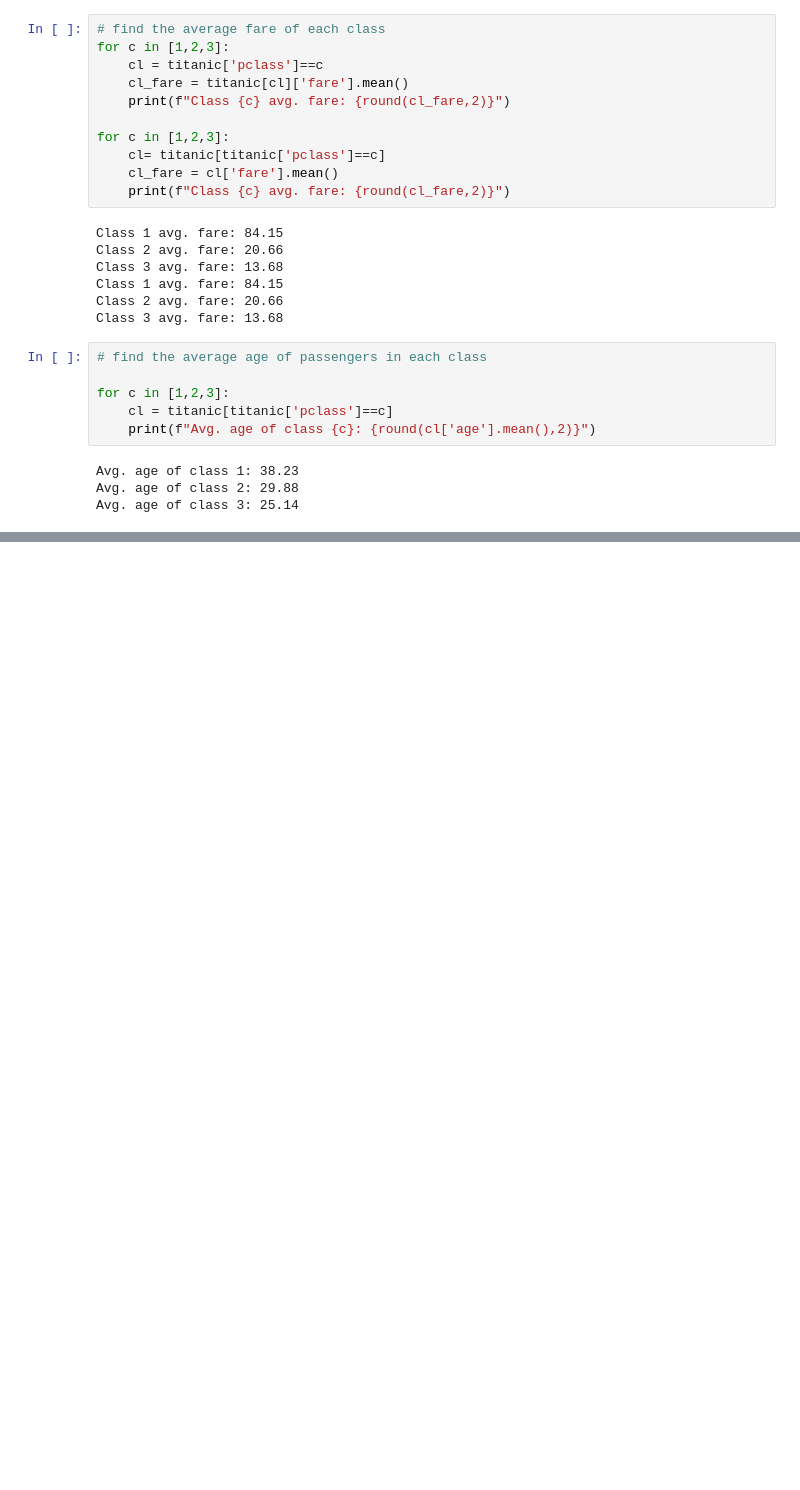
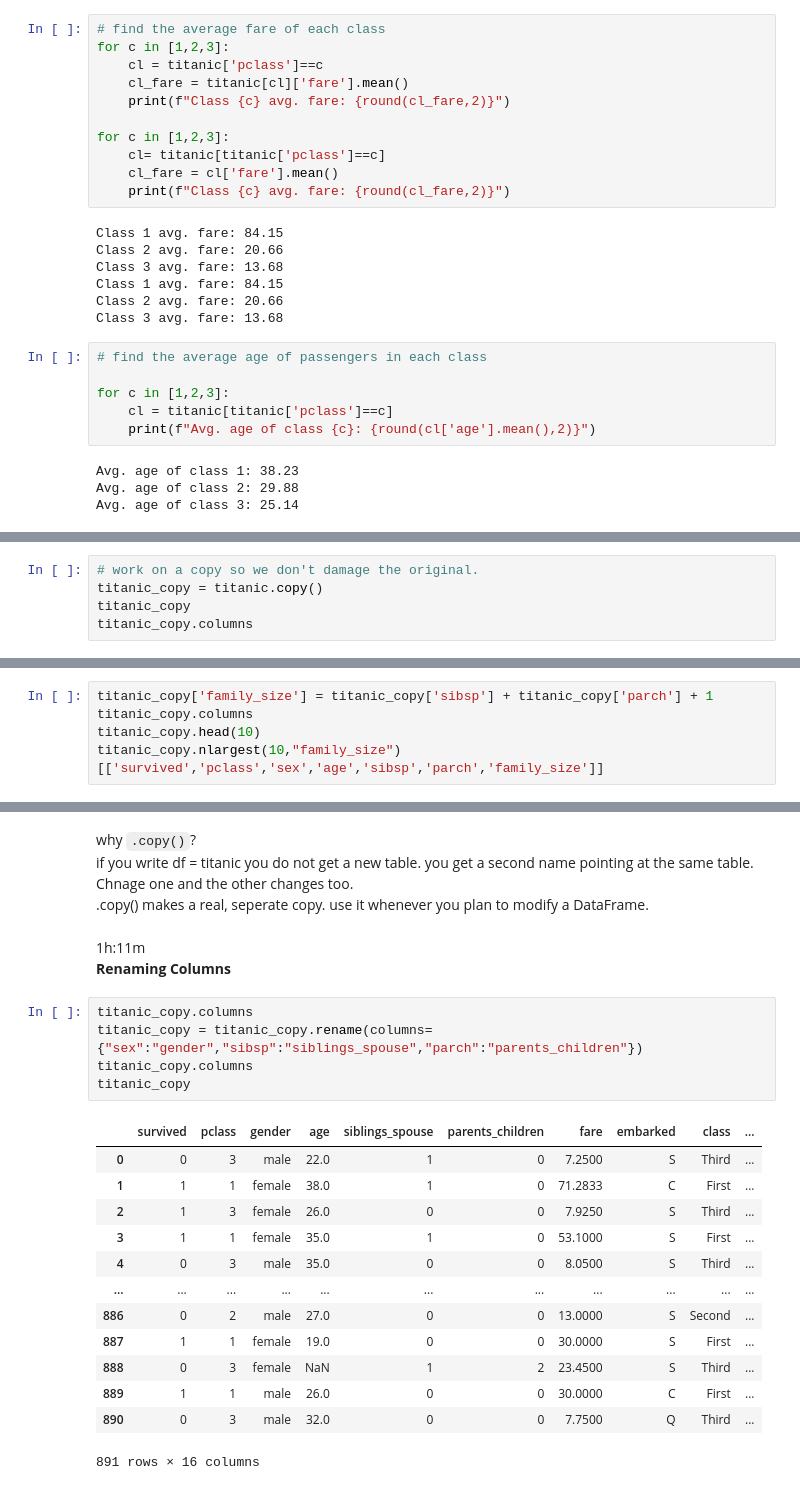
Before and after one commit to srk82mwi/pandas_python, a Jupyter notebook: 14.pandas_filtering,sorting,groupby.ipynb, the cells around one changed output, grey strips where cells are left out. Drawn from its saved outputs; the diff is of its cells as text; blank space fills up the shorter version.

```diff
--- a/14.pandas_filtering,sorting,groupby.ipynb
+++ b/14.pandas_filtering,sorting,groupby.ipynb
@@ -386,0 +464,5 @@ Avg. age of class 3: 25.14
+# %%
+# work on a copy so we don't damage the original.
+titanic_copy = titanic.copy()
+titanic_copy
+titanic_copy.columns
@@ -386,0 +474,5 @@ Avg. age of class 3: 25.14
+# %%
+titanic_copy['family_size'] = titanic_copy['sibsp'] + titanic_copy['parch'] + 1
+titanic_copy.columns
+titanic_copy.head(10)
+titanic_copy.nlargest(10,"family_size")[['survived','pclass','sex','age','sibsp','parch','family_size']]
@@ -386,0 +503,27 @@ Avg. age of class 3: 25.14
+# %% [markdown]
+why `.copy()`? <br>
+if you write df = titanic you do not get a new table. you get a second name pointing at the same table. Chnage one and the other changes too.
+<br>
+.copy() makes a real, seperate copy. use it whenever you plan to modify a DataFrame.
+# %% [markdown]
+1h:11m <br>
+**Renaming Columns** <br>
+# %%
+titanic_copy.columns
+titanic_copy = titanic_copy.rename(columns={"sex":"gender","sibsp":"siblings_spouse","parch":"parents_children"})
+titanic_copy.columns
+titanic_copy
+# %% [output]
+|  | survived | pclass | gender | age | siblings_spouse | parents_children | fare | embarked | class | ... |
+| 0 | 0 | 3 | male | 22.0 | 1 | 0 | 7.2500 | S | Third | ... |
+| 1 | 1 | 1 | female | 38.0 | 1 | 0 | 71.2833 | C | First | ... |
+| 2 | 1 | 3 | female | 26.0 | 0 | 0 | 7.9250 | S | Third | ... |
+| 3 | 1 | 1 | female | 35.0 | 1 | 0 | 53.1000 | S | First | ... |
+| 4 | 0 | 3 | male | 35.0 | 0 | 0 | 8.0500 | S | Third | ... |
+| ... | ... | ... | ... | ... | ... | ... | ... | ... | ... | ... |
+| 886 | 0 | 2 | male | 27.0 | 0 | 0 | 13.0000 | S | Second | ... |
+| 887 | 1 | 1 | female | 19.0 | 0 | 0 | 30.0000 | S | First | ... |
+| 888 | 0 | 3 | female | NaN | 1 | 2 | 23.4500 | S | Third | ... |
+| 889 | 1 | 1 | male | 26.0 | 0 | 0 | 30.0000 | C | First | ... |
+| 890 | 0 | 3 | male | 32.0 | 0 | 0 | 7.7500 | Q | Third | ... |
+891 rows × 16 columns
```
Also changed, not shown: parts of 13 cells of this notebook.
